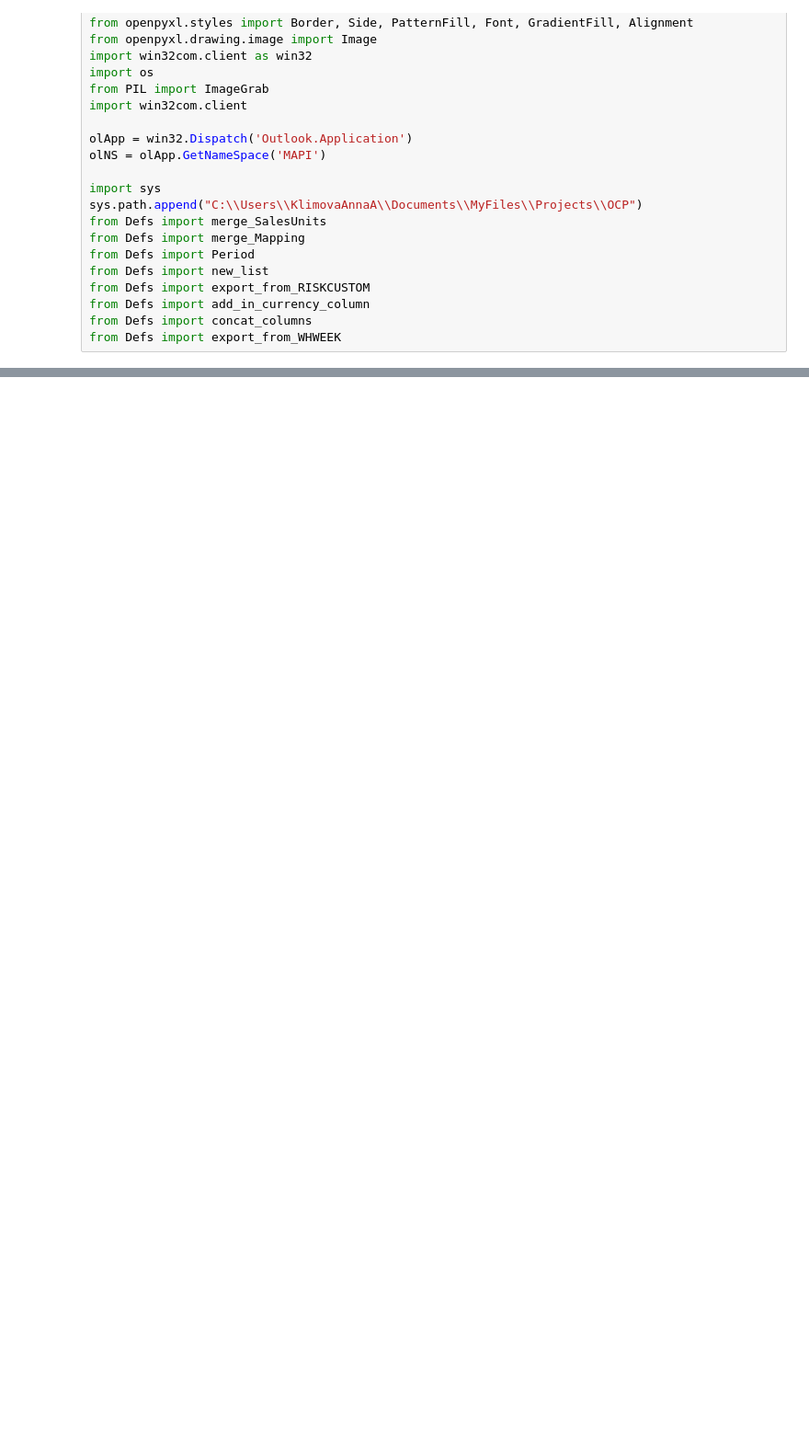
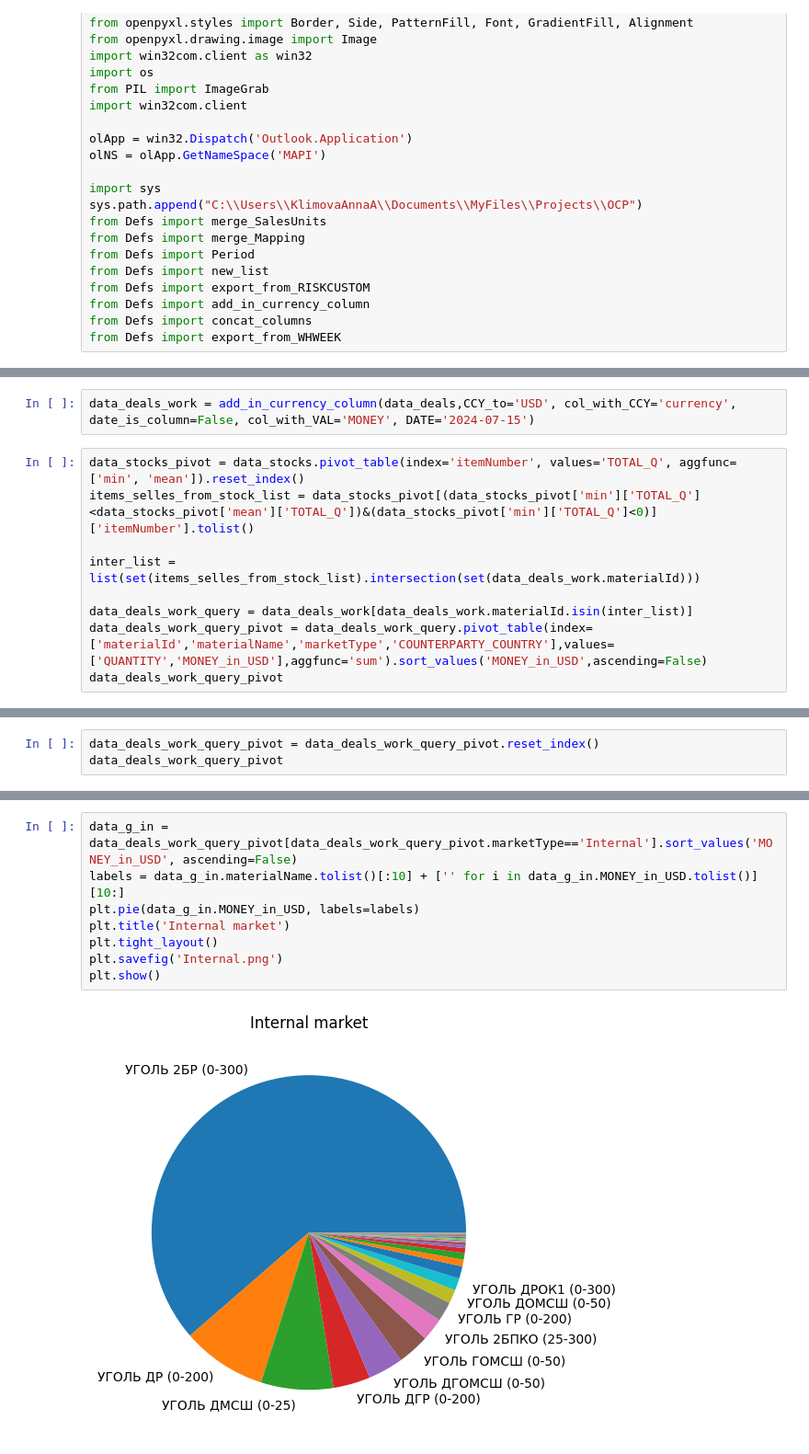
Before and after one commit to Lirollel/Work_AIM_Jupyter-Python-Pandas, a Jupyter notebook: Coal/Coal.ipynb, the cells around one changed output, grey strips where cells are left out. Shown at 92% size. Cells and saved outputs as stored; diff of their text form; blank space fills up the shorter version.

```diff
--- a/Coal/Coal.ipynb
+++ b/Coal/Coal.ipynb
@@ -59,0 +48,11 @@ sns.lineplot(data_stocks[data_stocks.itemNumber==inter_list[n]], y = 'TOTAL_Q',
+# %%
+data_deals_work = add_in_currency_column(data_deals,CCY_to='USD', col_with_CCY='currency', date_is_column=False, col_with_VAL='MONEY', DATE='2024-07-15')
+# %%
+data_stocks_pivot = data_stocks.pivot_table(index='itemNumber', values='TOTAL_Q', aggfunc=['min', 'mean']).reset_index()
+items_selles_from_stock_list = data_stocks_pivot[(data_stocks_pivot['min']['TOTAL_Q']<data_stocks_pivot['mean']['TOTAL_Q'])&(data_stocks_pivot['min']['TOTAL_Q']<0)]['itemNumber'].tolist()
+
+inter_list = list(set(items_selles_from_stock_list).intersection(set(data_deals_work.materialId)))
+
+data_deals_work_query = data_deals_work[data_deals_work.materialId.isin(inter_list)]
+data_deals_work_query_pivot = data_deals_work_query.pivot_table(index=['materialId','materialName','marketType','COUNTERPARTY_COUNTRY'],values=['QUANTITY','MONEY_in_USD'],aggfunc='sum').sort_values('MONEY_in_USD',ascending=False)
+data_deals_work_query_pivot
@@ -59,0 +131,3 @@ sns.lineplot(data_stocks[data_stocks.itemNumber==inter_list[n]], y = 'TOTAL_Q',
+# %%
+data_deals_work_query_pivot = data_deals_work_query_pivot.reset_index()
+data_deals_work_query_pivot
@@ -59,0 +148,10 @@ sns.lineplot(data_stocks[data_stocks.itemNumber==inter_list[n]], y = 'TOTAL_Q',
+# %%
+data_g_in = data_deals_work_query_pivot[data_deals_work_query_pivot.marketType=='Internal'].sort_values('MONEY_in_USD', ascending=False)
+labels = data_g_in.materialName.tolist()[:10] + ['' for i in data_g_in.MONEY_in_USD.tolist()][10:]
+plt.pie(data_g_in.MONEY_in_USD, labels=labels)
+plt.title('Internal market')
+plt.tight_layout()
+plt.savefig('Internal.png')
+plt.show()
+# %% [output]
+[figure, added]
```
Also changed, not shown: parts of 11 cells of this notebook, 3 other files.
